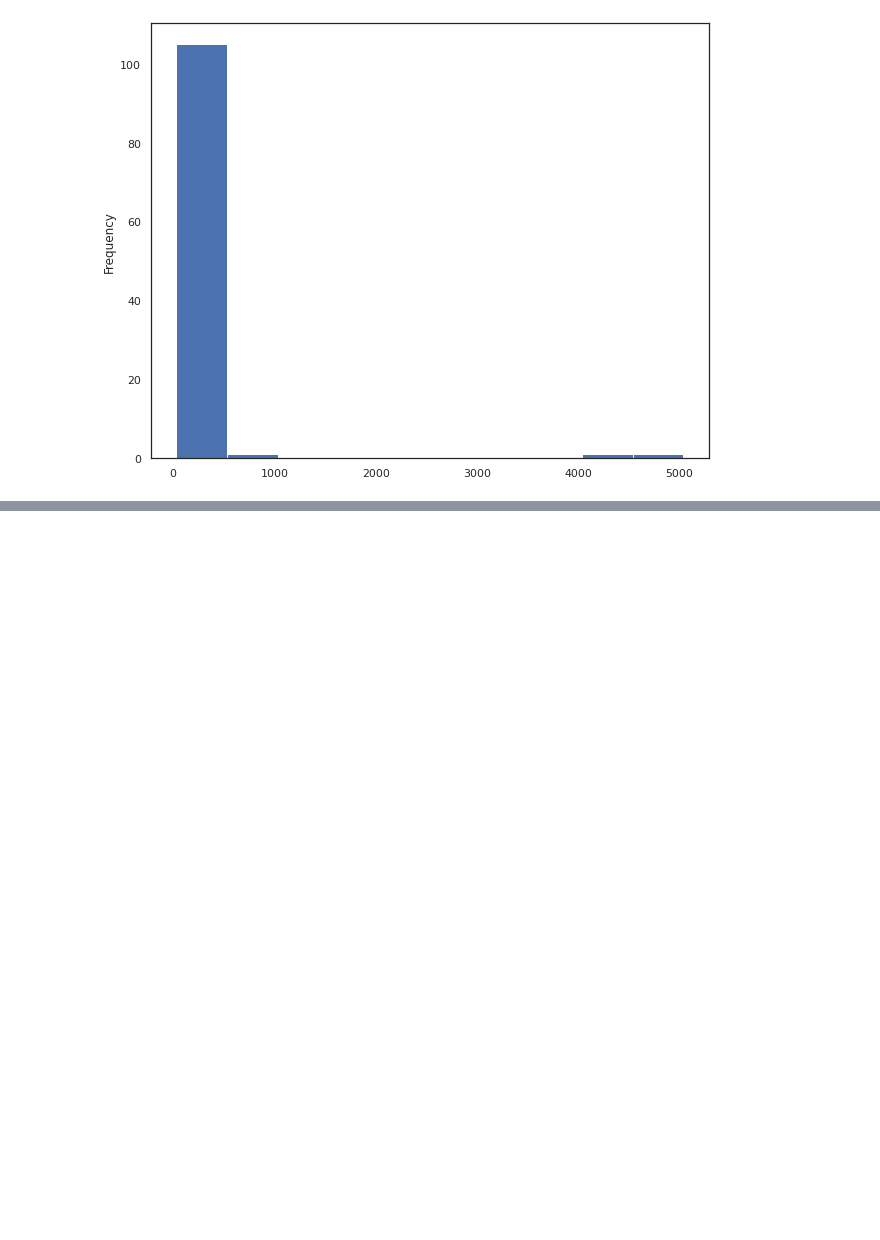
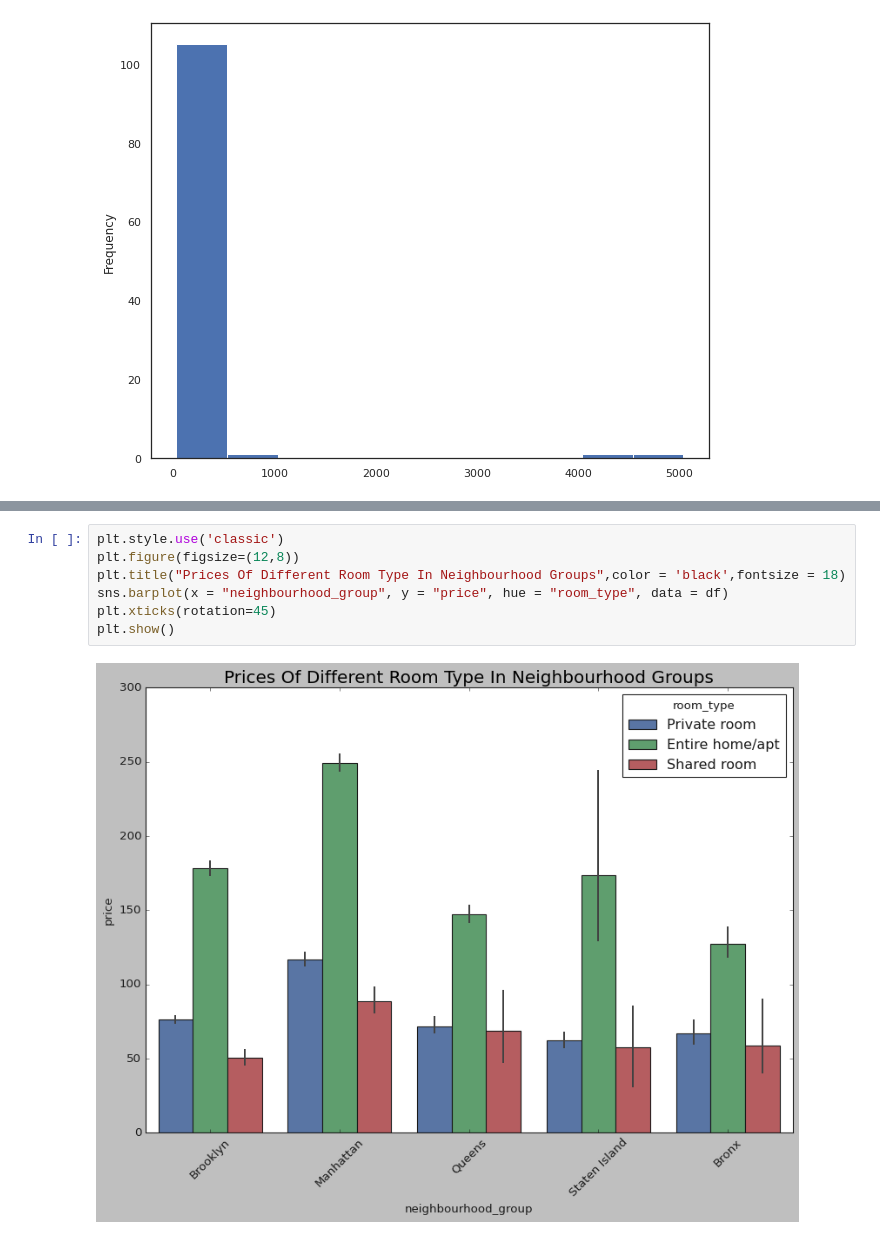
Before and after one commit to sourabhumarani/airbnb-booking, a Jupyter notebook: Airbnb_Bookings.ipynb, the cells around one changed output, grey strips where cells are left out. Drawn from its saved outputs; the diff is of its cells as text; blank space fills up the shorter version.

```diff
--- a/Airbnb_Bookings.ipynb
+++ b/Airbnb_Bookings.ipynb
@@ -447,0 +478,9 @@ Name: price, Length: 108, dtype: float64
+# %%
+plt.style.use('classic')
+plt.figure(figsize=(12,8))
+plt.title("Prices Of Different Room Type In Neighbourhood Groups",color = 'black',fontsize = 18)
+sns.barplot(x = "neighbourhood_group", y = "price", hue = "room_type", data = df)
+plt.xticks(rotation=45)
+plt.show()
+# %% [output]
+[figure, added]
```
Also changed, not shown: parts of 9 cells of this notebook.
